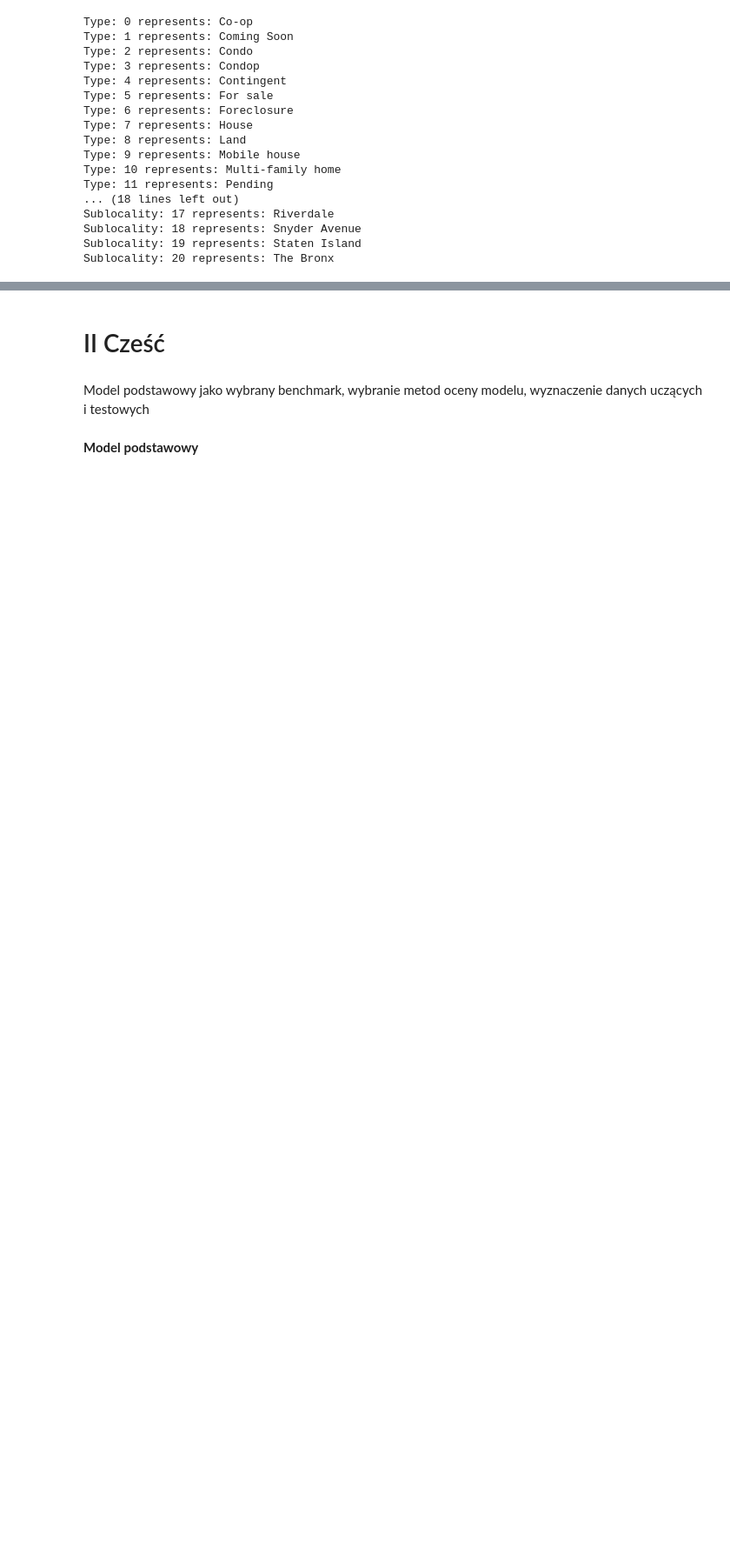
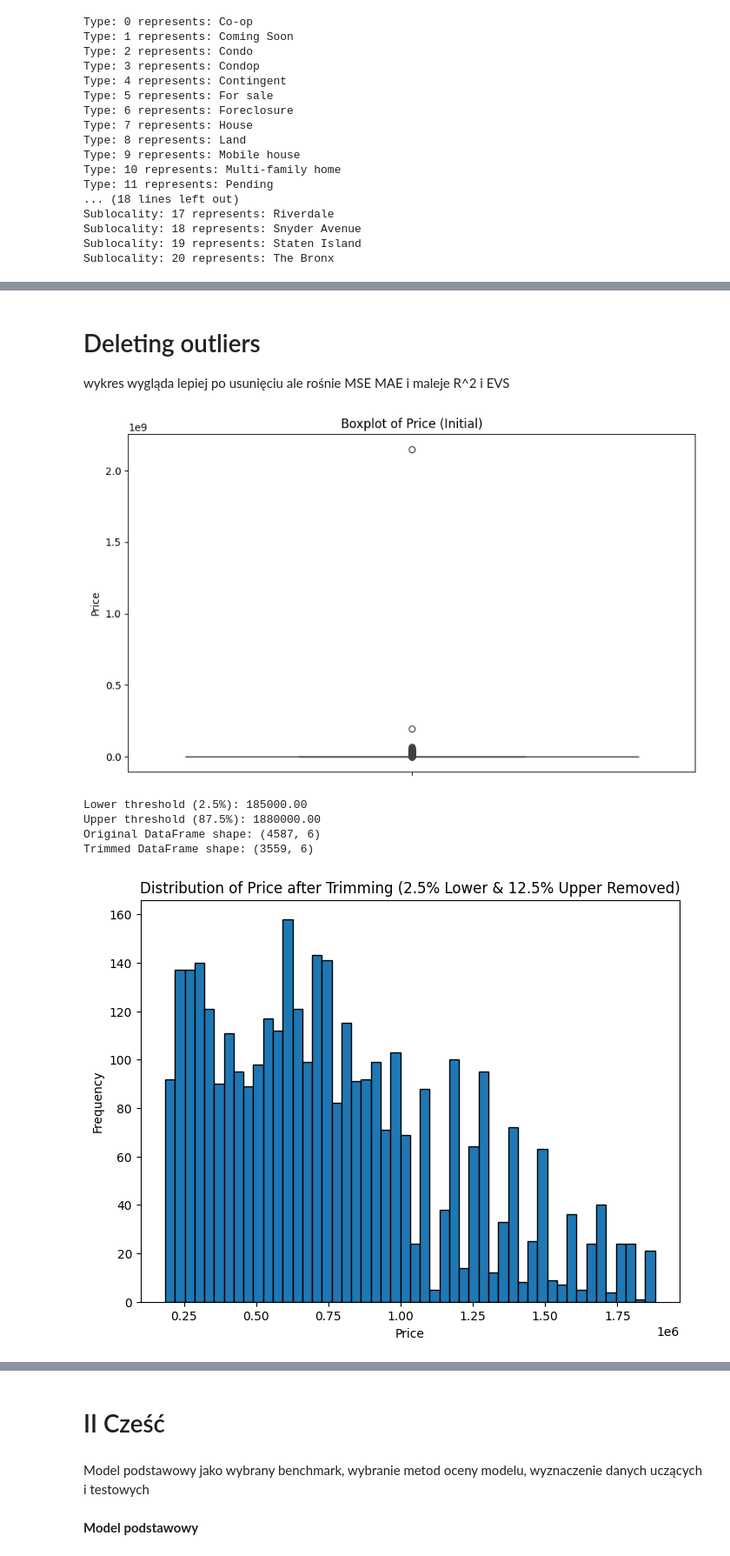
Before and after one commit to lukrak2002/projekt, a Jupyter notebook: projekt.ipynb, the cells around one changed output, grey strips where cells are left out. Shown at 87% size. Saved outputs shown, nothing was run; the diff lists cells and outputs as text; code cells hidden in the pictures; blank space fills up the shorter version.

```diff
--- a/projekt.ipynb
+++ b/projekt.ipynb
@@ -331,12 +205,12 @@ plt.show()
 # %%
-# Zastąpienie wartości odstających w 'price' średnią
-mean_price = df['price'][(df['price'] >= lower_bound) & (df['price'] <= upper_bound)].mean()
-df.loc[(df['price'] < lower_bound) | (df['price'] > upper_bound), 'price'] = mean_price
+# # Zastąpienie wartości odstających w 'price' średnią
+# mean_price = df['price'][(df['price'] >= lower_bound) & (df['price'] <= upper_bound)].mean()
+# df.loc[(df['price'] < lower_bound) | (df['price'] > upper_bound), 'price'] = mean_price
 
-# Wykres po usunięciu wartości odstających
-plt.figure(figsize=(8, 6))
-plt.plot(df['price'], marker='o', linestyle='')
-plt.xlabel('Index')
-plt.ylabel('Price')
-plt.title('Price after Outlier Replacement')
-plt.show()
+# # Wykres po usunięciu wartości odstających
+# plt.figure(figsize=(8, 6))
+# plt.plot(df['price'], marker='o', linestyle='')
+# plt.xlabel('Index')
+# plt.ylabel('Price')
+# plt.title('Price after Outlier Replacement')
+# plt.show()
@@ -365,0 +236,56 @@ plt.show()
+# %% [markdown]
+# Deleting outliers
+
+wykres wygląda lepiej po usunięciu ale rośnie MSE MAE  i maleje R^2 i EVS
+# %%
+# Assuming your DataFrame 'df' is already loaded
+
+# Convert 'price' to numeric, coercing errors to NaN
+df['price'] = pd.to_numeric(df['price'], errors='coerce')
+
+# --- Initial Boxplot of Price ---
+plt.figure(figsize=(10, 6))
+sns.boxplot(y='price', data=df)
+plt.title('Boxplot of Price (Initial)')
+plt.ylabel('Price')
+plt.show()
+
+# --- Calculate the percentiles for trimming ---
+lower_percentile = 0.025
+upper_percentile = 0.800
+
+lower_threshold = df['price'].quantile(lower_percentile)
+upper_threshold = df['price'].quantile(upper_percentile)
+
+print(f"Lower threshold (2.5%): {lower_threshold:.2f}")
+print(f"Upper threshold (87.5%): {upper_threshold:.2f}")
+
+# --- Remove data outside the calculated thresholds ---
+df_trimmed = df[(df['price'] >= lower_threshold) & (df['price'] <= upper_threshold)].copy()
+
+print(f"Original DataFrame shape: {df.shape}")
+print(f"Trimmed DataFrame shape: {df_trimmed.shape}")
+
+# --- Plot of Price after Trimming ---
+plt.figure(figsize=(8, 6))
+plt.hist(df_trimmed['price'], bins=50, edgecolor='black')
+plt.xlabel('Price')
+plt.ylabel('Frequency')
+plt.title('Distribution of Price after Trimming (2.5% Lower & 12.5% Upper Removed)')
+plt.show()
+
+# --- Boxplot of Price after Trimming ---
+plt.figure(figsize=(10, 6))
+sns.boxplot(y='price', data=df_trimmed)
+plt.title('Boxplot of Price after Trimming (2.5% Lower & 12.5% Upper Removed)')
+plt.ylabel('Price')
+plt.show()
+
+df = df_trimmed
+# %% [output]
+[figure, added]
+Lower threshold (2.5%): 185000.00
+Upper threshold (87.5%): 1880000.00
+Original DataFrame shape: (4587, 6)
+Trimmed DataFrame shape: (3559, 6)
+[figure, added]
```
Also changed, not shown: parts of 42 cells of this notebook.
